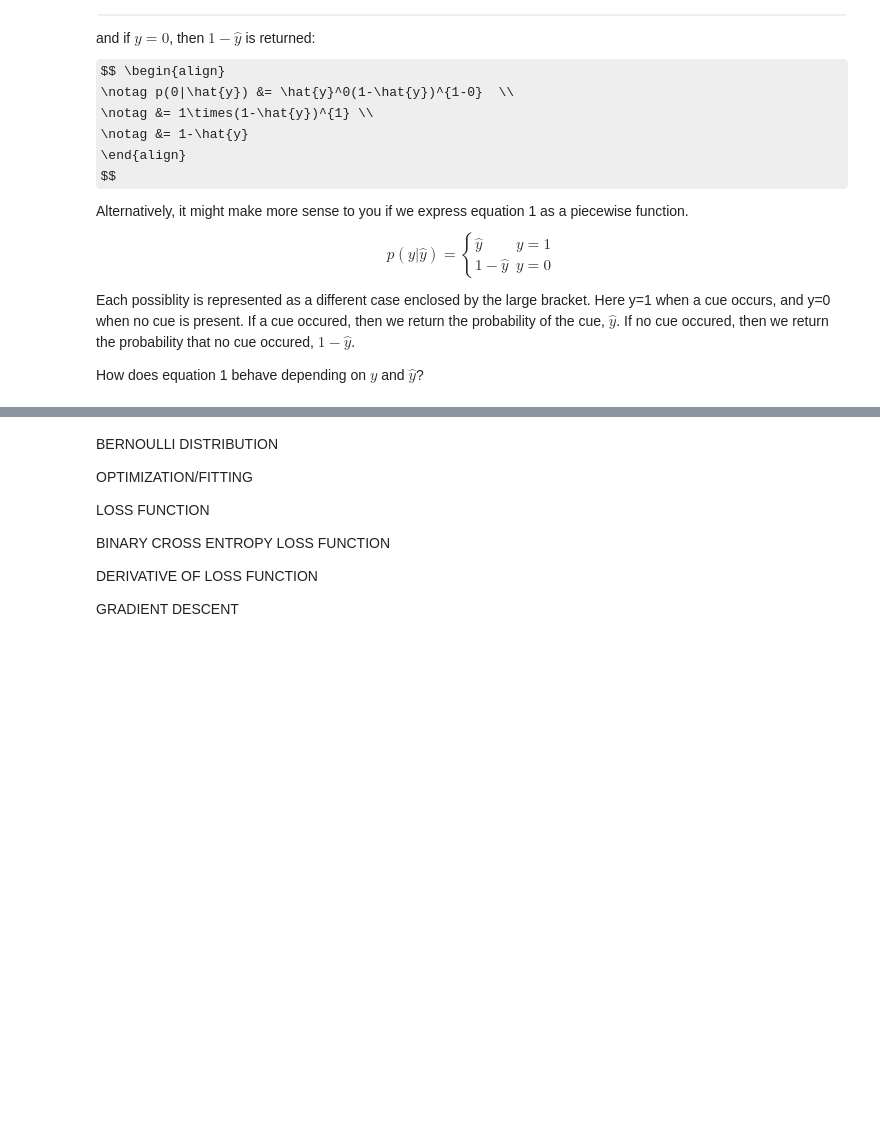
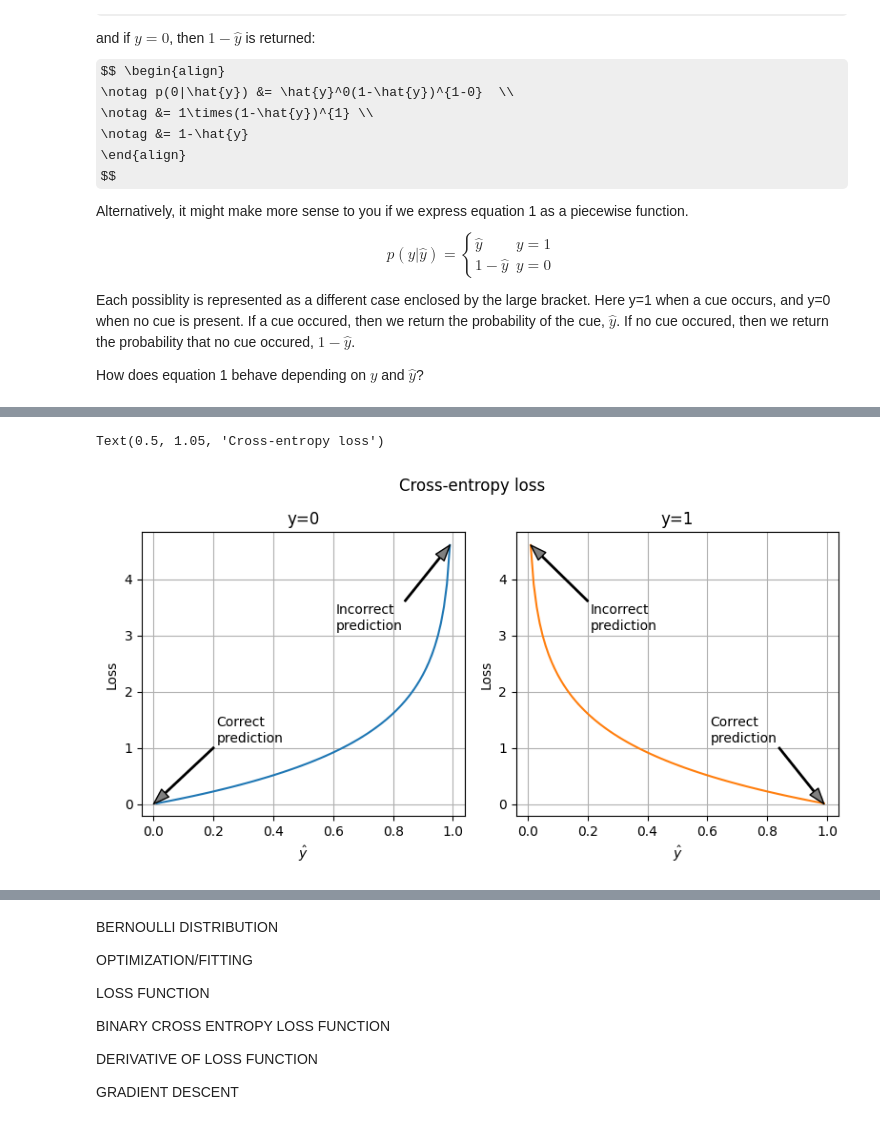
Before and after one commit to dbheadley/DecodingTheBrain, a Jupyter notebook: Week4/notes.ipynb, the cells around one changed output, grey strips where cells are left out. Saved outputs shown, nothing was run; the diff lists cells and outputs as text; code cells hidden in the pictures; some formulas as TeX source; blank space fills up the shorter version.

```diff
--- a/Week4/notes.ipynb
+++ b/Week4/notes.ipynb
@@ -285,0 +173,38 @@ Text(0, 0.5, 'Mean sequared error')
+# %%
+# cross entropy loss function
+def cross_entropy(y, y_hat):
+    return -(y*np.log(y_hat) + (1-y)*np.log(1-y_hat))
+
+
+# plot comparison of Bernoulli and cross-entropy loss
+# note we start at 0.01 to avoid log(0), which is undefined
+x = np.linspace(0.01, 1, 100)
+
+fig, ax = plt.subplots(1,2, figsize=(8,4))
+# plot the cross-entropy loss when y=0
+ax[0].plot(x, cross_entropy(0, x), color='tab:blue')
+ax[0].set_title('y=0')
+ax[0].grid()
+ax[0].set_xlabel(r'$\hat{y}$')
+ax[0].set_ylabel('Loss')
+ax[0].annotate('Correct\nprediction', xy=(0, 0), xytext=(0.21, 1.1),
+                arrowprops=dict(facecolor='gray', width=1, headwidth=8))
+ax[0].annotate('Incorrect\nprediction', xy=(0.99, cross_entropy(0,0.99)), xytext=(0.61, 3.1),
+                arrowprops=dict(facecolor='gray', width=1, headwidth=8))
+
+# plot the cross-entropy loss when y=1
+ax[1].plot(x, cross_entropy(1, x), color='tab:orange')
+ax[1].set_title('y=1')
+ax[1].grid()
+ax[1].set_xlabel(r'$\hat{y}$')
+ax[1].set_ylabel('Loss')
+ax[1].annotate('Incorrect\nprediction', xy=(0.01, cross_entropy(0,0.99)), xytext=(0.21, 3.1),
+                arrowprops=dict(facecolor='gray', width=1, headwidth=8))
+ax[1].annotate('Correct\nprediction', xy=(0.99, 0), xytext=(0.61, 1.1),
+                arrowprops=dict(facecolor='gray', width=1, headwidth=8))
+
+fig.tight_layout()
+fig.suptitle('Cross-entropy loss', y=1.05)
+# %% [output]
+Text(0.5, 1.05, 'Cross-entropy loss')
+[figure, added]
```
Also changed, not shown: parts of 54 cells of this notebook.
